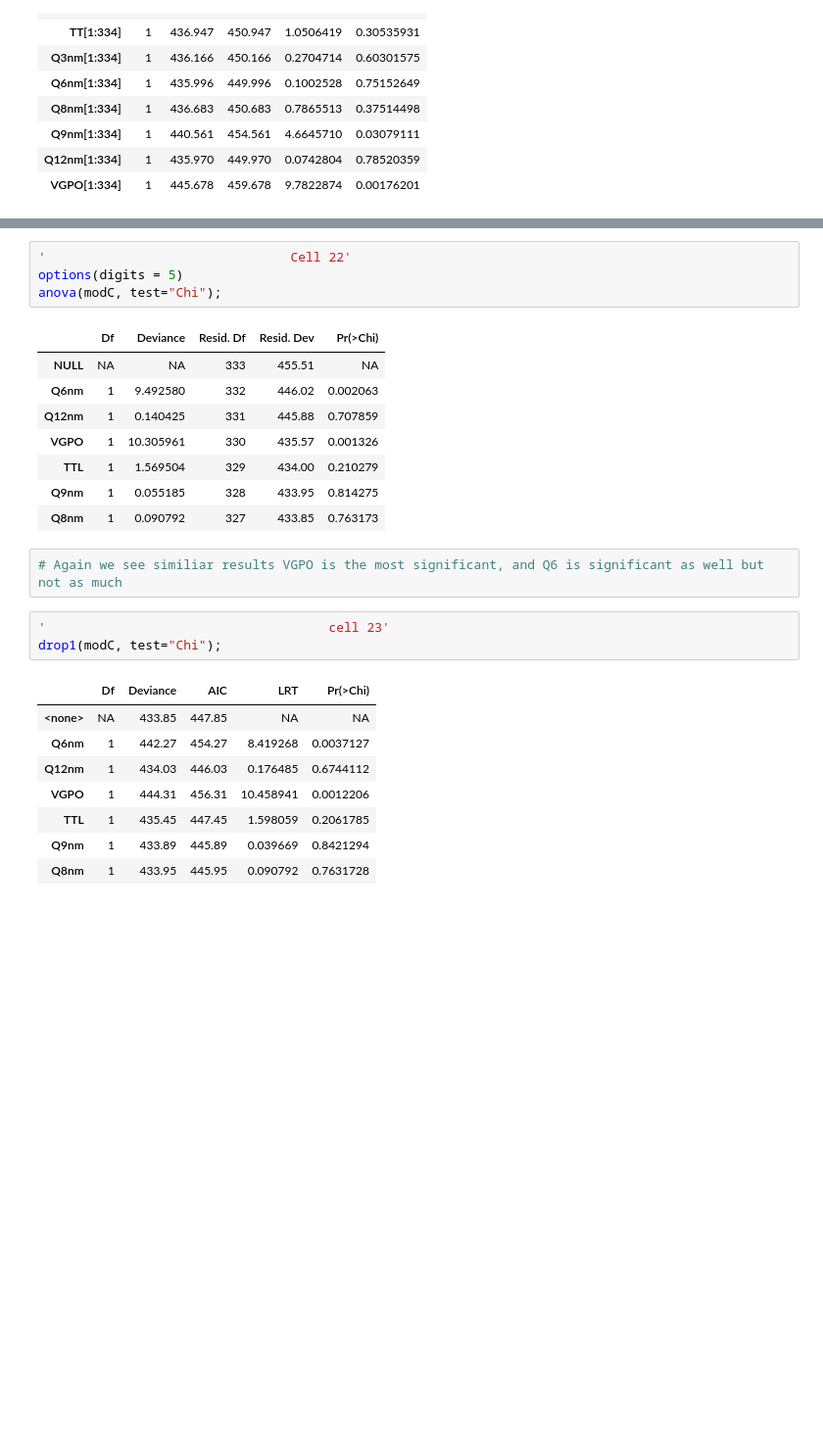
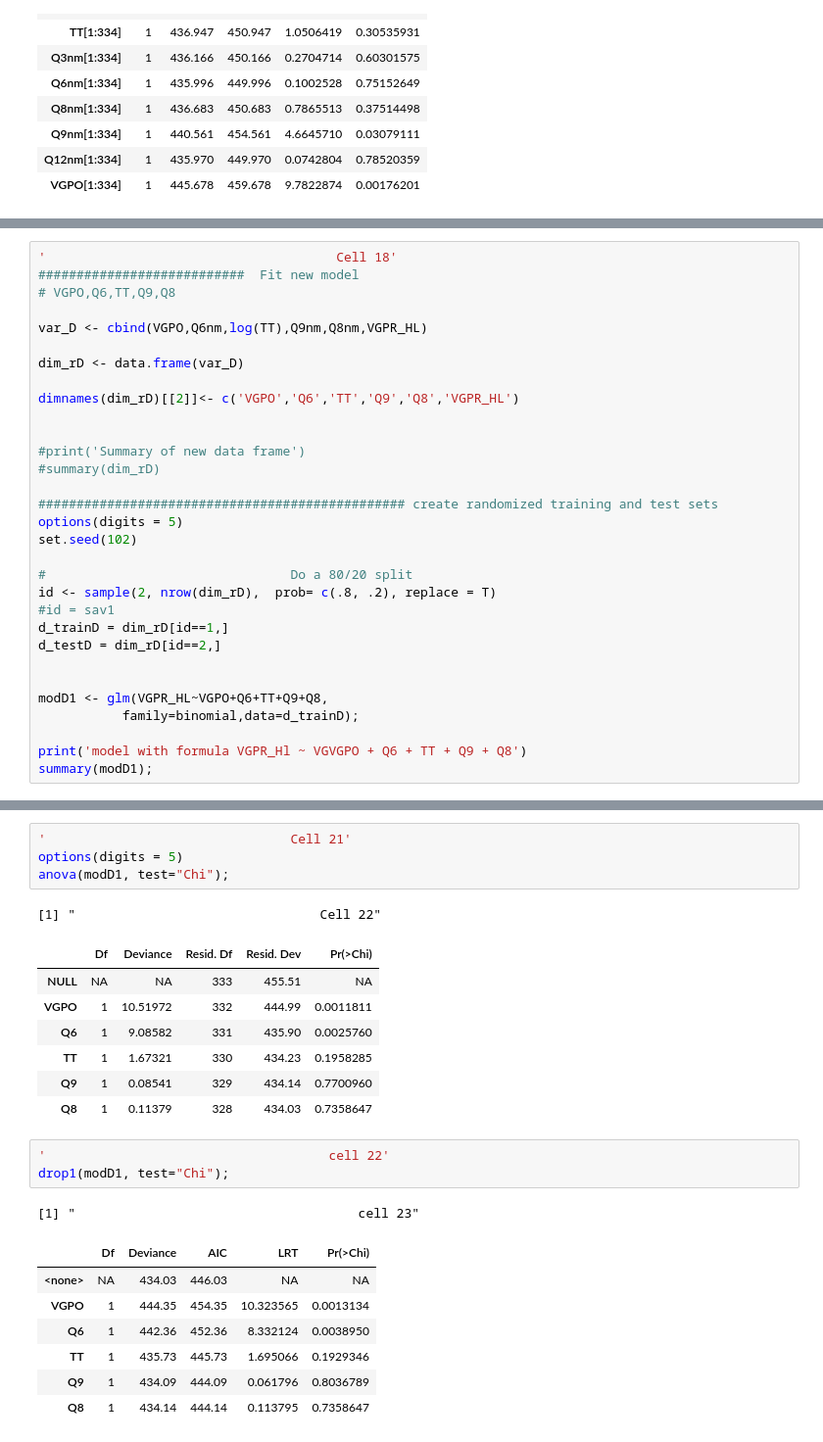
Before and after one commit to gjones1911/Miniproject3, a Jupyter notebook: VGP_predictor_final.ipynb, the cells around one changed output, grey strips where cells are left out. Shown: that part at 98% size. Cells and saved outputs as stored; diff of their text form; blank space fills up the shorter version.

```diff
--- a/VGP_predictor_final.ipynb
+++ b/VGP_predictor_final.ipynb
@@ -1226,0 +1125,31 @@ From Pr(>|z|): VGPO(order in which response variable was submitted) is the the m
+# %%
+'                                      Cell 18'
+###########################  Fit new model
+# VGPO,Q6,TT,Q9,Q8
+
+var_D <- cbind(VGPO,Q6nm,log(TT),Q9nm,Q8nm,VGPR_HL)
+
+dim_rD <- data.frame(var_D)
+
+dimnames(dim_rD)[[2]]<- c('VGPO','Q6','TT','Q9','Q8','VGPR_HL')
+
+
+#print('Summary of new data frame')
+#summary(dim_rD)
+
+################################################ create randomized training and test sets
+options(digits = 5)
+set.seed(102)
+
+#                                Do a 80/20 split
+id <- sample(2, nrow(dim_rD),  prob= c(.8, .2), replace = T)
+#id = sav1
+d_trainD = dim_rD[id==1,]
+d_testD = dim_rD[id==2,]
+
+
+modD1 <- glm(VGPR_HL~VGPO+Q6+TT+Q9+Q8,
+           family=binomial,data=d_trainD);
+
+print('model with formula VGPR_Hl ~ VGVGPO + Q6 + TT + Q9 + Q8')
+summary(modD1);
@@ -1227,28 +1200,26 @@ From Pr(>|z|): VGPO(order in which response variable was submitted) is the the m
 # %%
-'                                Cell 22'
+'                                Cell 21'
 options(digits = 5)
-anova(modC, test="Chi");
+anova(modD1, test="Chi");
 # %% [output]
+[1] "                                Cell 22"
 |  | Df | Deviance | Resid. Df | Resid. Dev | Pr(>Chi) |
 | NULL | NA | NA | 333 | 455.51 | NA |
-| Q6nm | 1 | 9.492580 | 332 | 446.02 | 0.002063 |
-| Q12nm | 1 | 0.140425 | 331 | 445.88 | 0.707859 |
-| VGPO | 1 | 10.305961 | 330 | 435.57 | 0.001326 |
-| TTL | 1 | 1.569504 | 329 | 434.00 | 0.210279 |
-| Q9nm | 1 | 0.055185 | 328 | 433.95 | 0.814275 |
-| Q8nm | 1 | 0.090792 | 327 | 433.85 | 0.763173 |
+| VGPO | 1 | 10.51972 | 332 | 444.99 | 0.0011811 |
+| Q6 | 1 | 9.08582 | 331 | 435.90 | 0.0025760 |
+| TT | 1 | 1.67321 | 330 | 434.23 | 0.1958285 |
+| Q9 | 1 | 0.08541 | 329 | 434.14 | 0.7700960 |
+| Q8 | 1 | 0.11379 | 328 | 434.03 | 0.7358647 |
-# %%
-# Again we see similiar results VGPO is the most significant, and Q6 is significant as well but not as much
 # %%
-'                                     cell 23'
-drop1(modC, test="Chi");
+'                                     cell 22'
+drop1(modD1, test="Chi");
 # %% [output]
+[1] "                                     cell 23"
 |  | Df | Deviance | AIC | LRT | Pr(>Chi) |
-| <none> | NA | 433.85 | 447.85 | NA | NA |
-| Q6nm | 1 | 442.27 | 454.27 | 8.419268 | 0.0037127 |
-| Q12nm | 1 | 434.03 | 446.03 | 0.176485 | 0.6744112 |
-| VGPO | 1 | 444.31 | 456.31 | 10.458941 | 0.0012206 |
-| TTL | 1 | 435.45 | 447.45 | 1.598059 | 0.2061785 |
-| Q9nm | 1 | 433.89 | 445.89 | 0.039669 | 0.8421294 |
-| Q8nm | 1 | 433.95 | 445.95 | 0.090792 | 0.7631728 |
+| <none> | NA | 434.03 | 446.03 | NA | NA |
+| VGPO | 1 | 444.35 | 454.35 | 10.323565 | 0.0013134 |
+| Q6 | 1 | 442.36 | 452.36 | 8.332124 | 0.0038950 |
+| TT | 1 | 435.73 | 445.73 | 1.695066 | 0.1929346 |
+| Q9 | 1 | 434.09 | 444.09 | 0.061796 | 0.8036789 |
+| Q8 | 1 | 434.14 | 444.14 | 0.113795 | 0.7358647 |
 # %%
```
Also changed, not shown: parts of 40 cells of this notebook.
